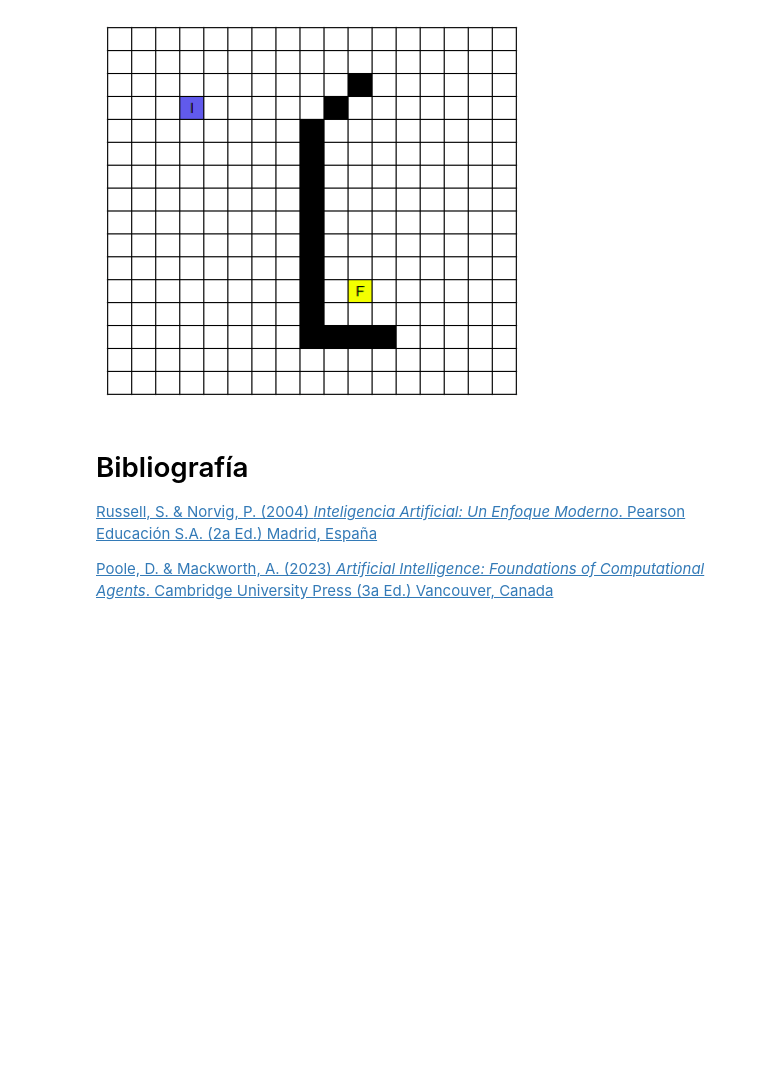
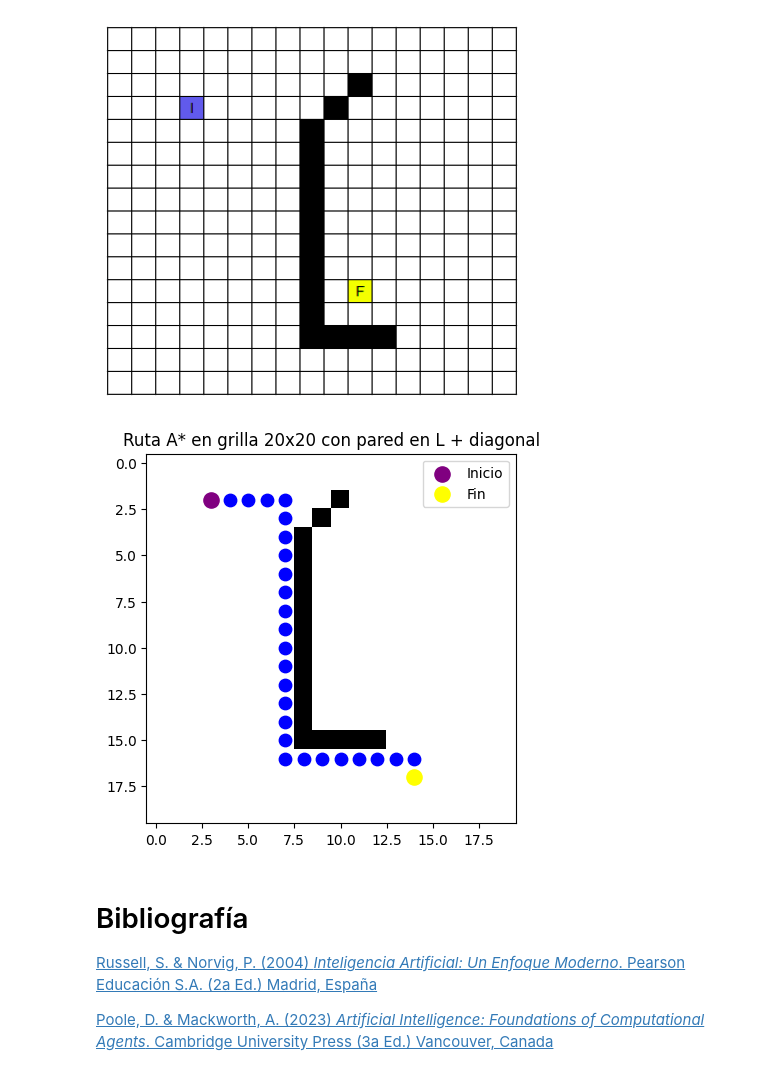
Before and after one commit to juanmeza989/IA-1-grupo-6, a Jupyter notebook: Tp2.1/TP2.ipynb, the cells around one changed output. Saved outputs shown, nothing was run; the diff lists cells and outputs as text; code cells hidden in the pictures; blank space fills up the shorter version.

```diff
--- a/Tp2.1/TP2.ipynb
+++ b/Tp2.1/TP2.ipynb
@@ -315,6 +315,71 @@ plt.axis('off')
 plt.show()
 # %% [output]
 [figure]
+# %%
+import heapq
+import matplotlib.pyplot as plt
+import numpy as np
+
+# Crear grilla vacía 20x20 (0 = libre, 1 = pared)
+grid = np.zeros((20,20), dtype=int)
+
+# Pared vertical (columna 7, filas 5 a 15)
+for i in range(4,15):
+    grid[i,8] = 1
+
+# Pared horizontal (fila 15, columnas 3 a 7)
+for j in range(8,13):
+    grid[15,j] = 1
+
+# Pared diagonal de 2 cuadros (ejemplo en filas 13-14, columnas 6-7)
+grid[2,10] = 1
+grid[3,9] = 1
+
+# Heurística Manhattan
+def h(a,b):
+    return abs(a[0]-b[0]) + abs(a[1]-b[1])
+
+# Algoritmo A*
+def astar(grid, start, goal):
+    vecinos = [(1,0),(-1,0),(0,1),(0,-1)]
+    open_set = []
+    heapq.heappush(open_set, (h(start,goal),0,start,[start]))
+    visitados = {}
+    while open_set:
+        f,g,nodo,path = heapq.heappop(open_set)
+        if nodo == goal:
+            return path
+        if nodo in visitados and visitados[nodo] <= g:
+            continue
+        visitados[nodo] = g
+        for dx,dy in vecinos:
+            nx,ny = nodo[0]+dx, nodo[1]+dy
+            if 0<=nx<grid.shape[0] and 0<=ny<grid.shape[1]:
+                if grid[nx,ny] == 0:   # libre
+                    g2 = g+1
+                    f2 = g2+h((nx,ny),goal)
+                    heapq.heappush(open_set,(f2,g2,(nx,ny),path+[(nx,ny)]))
+    return None
+
+# -------------------------------
+# Elegí el inicio y fin (fila,columna)
+inicio = (2,3)
+fin    = (17,14)
+# -------------------------------
+
+ruta = astar(grid, inicio, fin)
+
+# Dibujar
+plt.imshow(grid, cmap="gray_r")  # blanco = libre, negro = pared
+for (x,y) in ruta:
+    plt.scatter(y, x, c="blue", s=80)
+plt.scatter(inicio[1], inicio[0], c="purple", s=120, label="Inicio")
+plt.scatter(fin[1], fin[0], c="yellow", s=120, label="Fin")
+plt.legend()
+plt.title("Ruta A* en grilla 20x20 con pared en L + diagonal")
+plt.show()
+# %% [output]
+[figure, added]
 # %% [markdown]
 # Bibliografía
 
```
Also changed, not shown: parts of 1 cell of this notebook.
